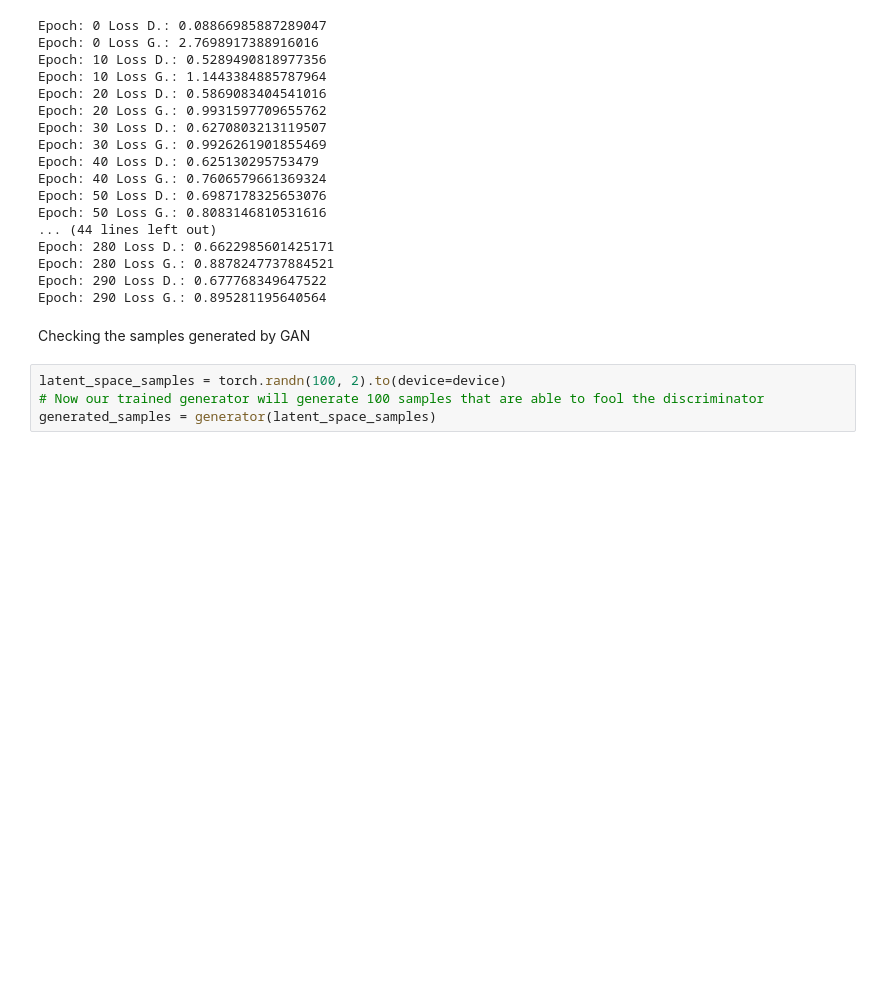
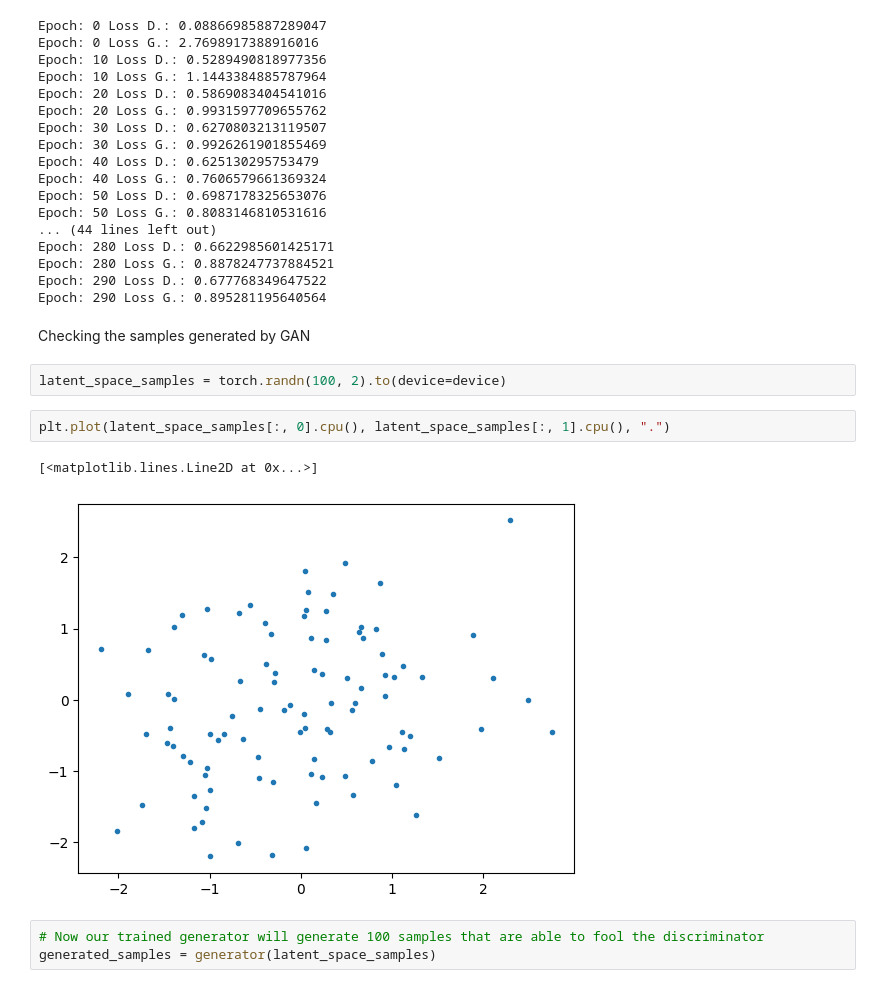
Before and after one commit to hunkim98/gan_practice, a Jupyter notebook: plot/plot.ipynb, the cells around one changed output. Saved outputs shown, nothing was run; the diff lists cells and outputs as text; blank space fills up the shorter version.

```diff
--- a/plot/plot.ipynb
+++ b/plot/plot.ipynb
@@ -165,8 +165,14 @@ Epoch: 290 Loss D.: 0.677768349647522
 Epoch: 290 Loss G.: 0.895281195640564
 # %% [markdown]
 Checking the samples generated by GAN
+# %%
+latent_space_samples = torch.randn(100, 2).to(device=device)
+# %%
+plt.plot(latent_space_samples[:, 0].cpu(), latent_space_samples[:, 1].cpu(), ".")
+# %% [output]
+[<matplotlib.lines.Line2D at 0x...>]
+[figure, added]
 # %%
-latent_space_samples = torch.randn(100, 2).to(device=device)
 # Now our trained generator will generate 100 samples that are able to fool the discriminator
 generated_samples = generator(latent_space_samples)
 # %%
```
Also changed, not shown: parts of 5 cells of this notebook, 4 other files.
